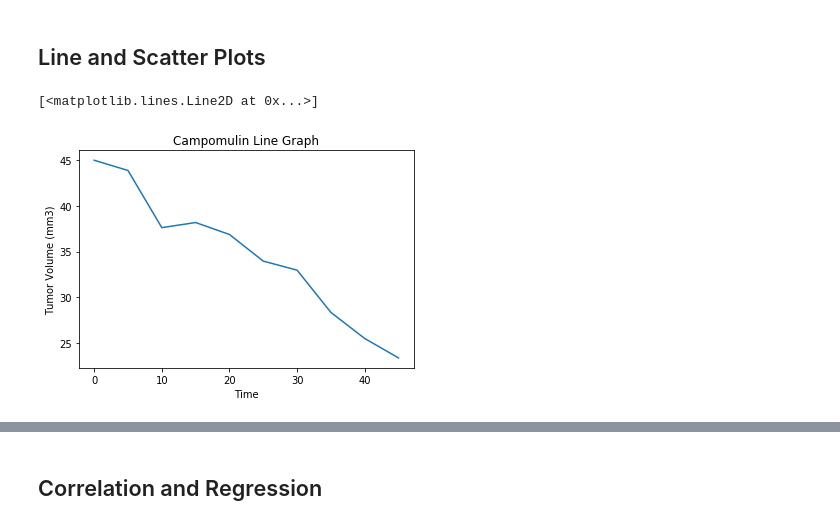
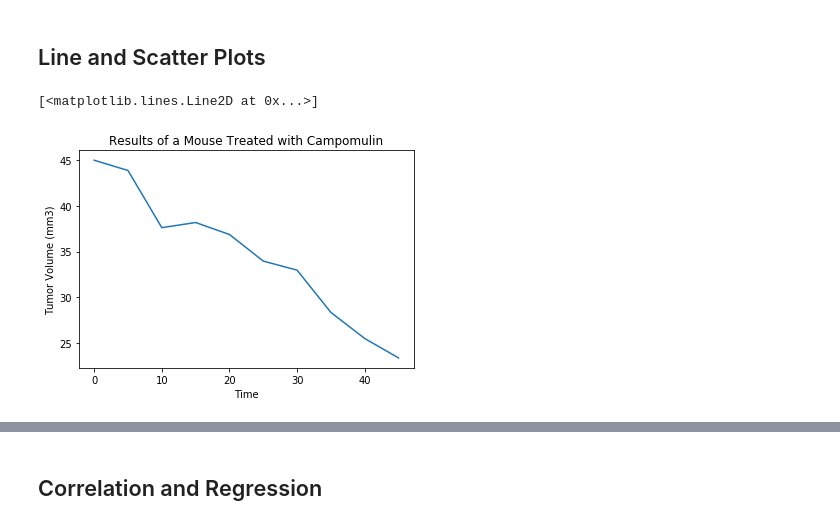
Before and after one commit to tnguyen0306/Matplotlib-The-Power-of-Plots, a Jupyter notebook: pymaceuticals_starter.ipynb, the cells around one changed output, grey strips where cells are left out. Saved outputs shown, nothing was run; the diff lists cells and outputs as text; code cells hidden in the pictures.

```diff
--- a/pymaceuticals_starter.ipynb
+++ b/pymaceuticals_starter.ipynb
@@ -283,13 +283,13 @@ plt.show()
 # %%
 # Generate a line plot of tumor volume vs. time point for a mouse treated with Capomulin
 capomulin_data = combined_data.loc[combined_data['Drug Regimen'] == 'Capomulin']
 capomulin_data = capomulin_data.reset_index()
-capo_mouse = capomulin_data.loc[capomulin_data["Mouse ID"] == "s185"]
+capomulin_mouse = capomulin_data.loc[capomulin_data["Mouse ID"] == 's185']
 
-plt.title('Campomulin Line Graph')
+plt.title('Results of a Mouse Treated with Campomulin')
 plt.xlabel('Time')
 plt.ylabel('Tumor Volume (mm3)')
-plt.plot(capo_mouse['Timepoint'], capo_mouse['Tumor Volume (mm3)'])
+plt.plot(capomulin_mouse['Timepoint'], capomulin_mouse['Tumor Volume (mm3)'])
 # %% [output]
 [<matplotlib.lines.Line2D at 0x...>]
-[figure, old version]
+[figure, new version]
```
Also changed, not shown: parts of 2 cells of this notebook.
